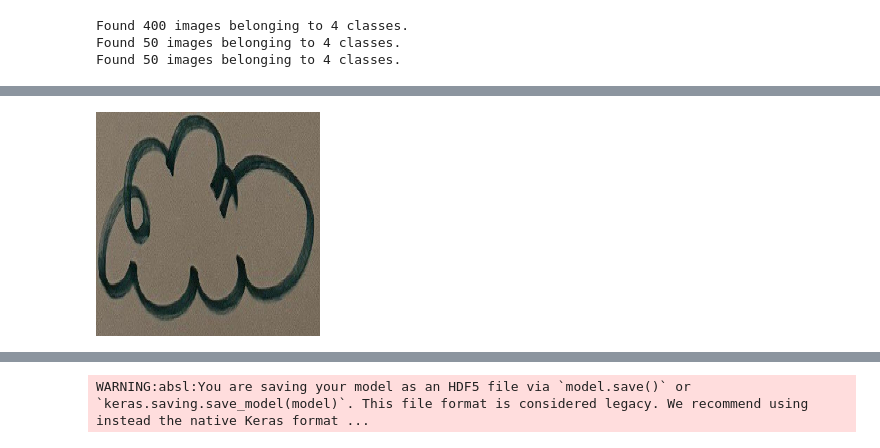
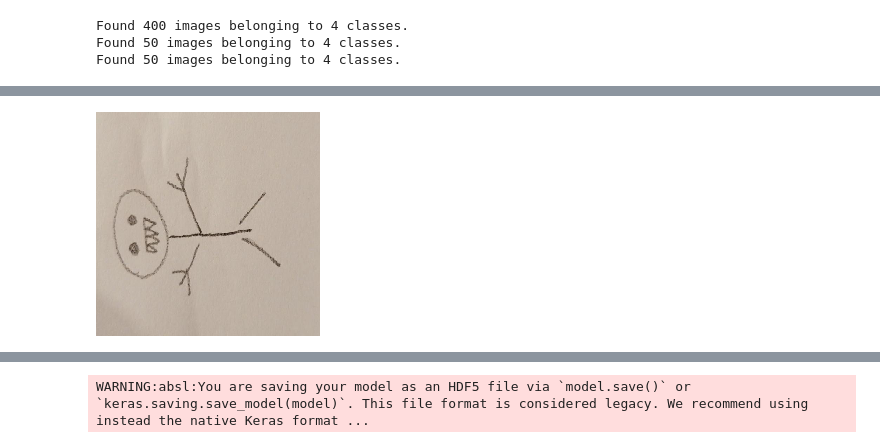
Before and after one commit to HebaHamdan2/Psychological-Classification-of-Children-Drawings, a Jupyter notebook: ResNet50.ipynb, the cells around one changed output, grey strips where cells are left out. Drawn from its saved outputs; the diff is of its cells as text; code cells hidden in the pictures.

```diff
--- a/ResNet50.ipynb
+++ b/ResNet50.ipynb
@@ -162,10 +162,10 @@ The test loss is:  0.2842656970024109
 # %%
-img = tf.keras.preprocessing.image.load_img('./anamelClassification.v1i.multiclass/test/anxiety/photo_9_2024-04-05_12-19-03_jpg.rf.96414e37230f89eae5bc750317b094cd.jpg', target_size=(224, 224))
+img = tf.keras.preprocessing.image.load_img('./anamelClassification.v1i.multiclass/test/Anger and aggression/IMG-20240403-WA0051_jpg.rf.22befa29342a0cdb271b0a3dd2a23b7e.jpg', target_size=(224, 224))
 img_array = tf.keras.preprocessing.image.img_to_array(img)
 img_array = np.array([img_array])
 img
 # %% [output]
-[figure, old version]
+[figure, new version]
 # %%
 # generate predictions for samples
 predictions = model.predict(img_array)
```
Also changed, not shown: parts of 6 cells of this notebook, 6 other files.
